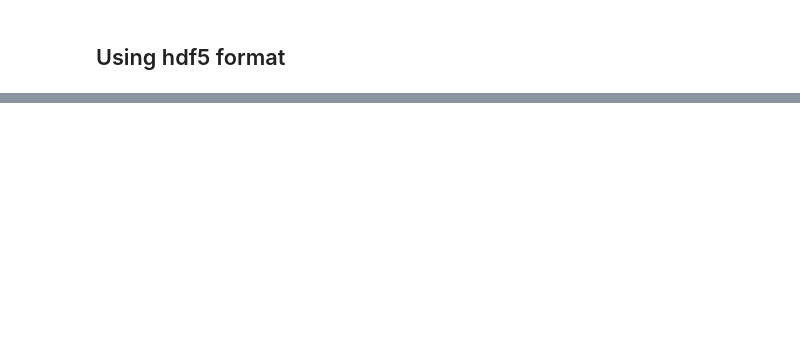
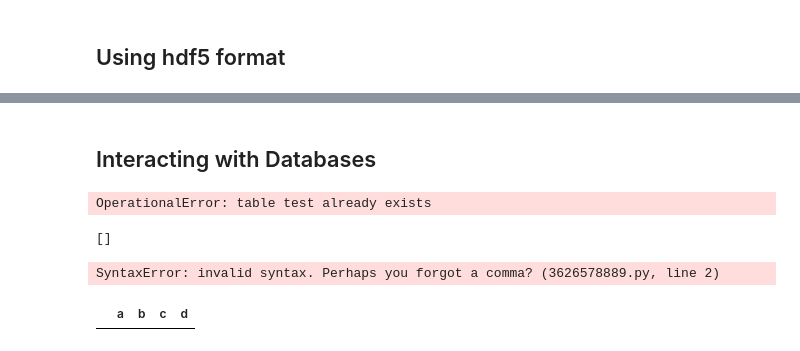
Before and after one commit to emuro/books, a Jupyter notebook: python/pydata-book/ch06_EM.ipynb, the cells around one changed output, grey strips where cells are left out. Cells and saved outputs as stored; diff of their text form; code cells hidden in the pictures; blank space fills up the shorter version.

```diff
--- a/python/pydata-book/ch06_EM.ipynb
+++ b/python/pydata-book/ch06_EM.ipynb
@@ -533,0 +502,2 @@ FileNotFoundError: [Errno 2] No such file or directory: '~/PycharmProjects/pydat
+# %% [markdown]
+## Interacting with Databases
@@ -533,0 +506,28 @@ FileNotFoundError: [Errno 2] No such file or directory: '~/PycharmProjects/pydat
+# %%
+query = """
+    CREATE TABLE test
+    (a VARCHAR(20), b VARCHAR(20),
+    c REAL,        d INTEGER
+    );"""
+con = sqlite3.connect("mydata.sqlite")
+con.execute(query)
+con.commit()
+# %% [output]
+OperationalError: table test already exists
+# %%
+cursor = con.execute("SELECT * FROM test")
+rows = cursor.fetchall()
+rows
+# %% [output]
+[]
+# %%
+cursor.description
+pd.DataFrame(rows, columns=[x[0] fox x in cursor.description])
+# %% [output]
+SyntaxError: invalid syntax. Perhaps you forgot a comma? (3626578889.py, line 2)
+# %%
+import sqlalchemy as sqla
+db = sqla.create_engine("sqlite:///mydata.sqlite")
+pd.read_sql("SELECT * FROM test", db)
+# %% [output]
+|  | a | b | c | d |
```
Also changed, not shown: parts of 20 cells of this notebook, 3 other files.
